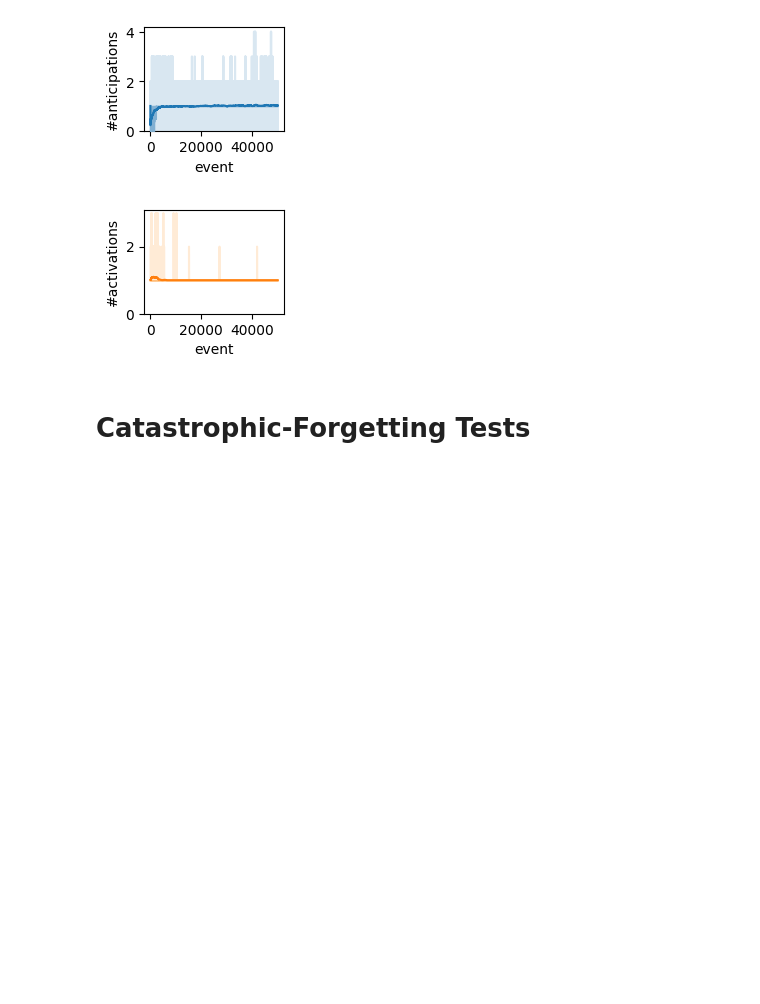
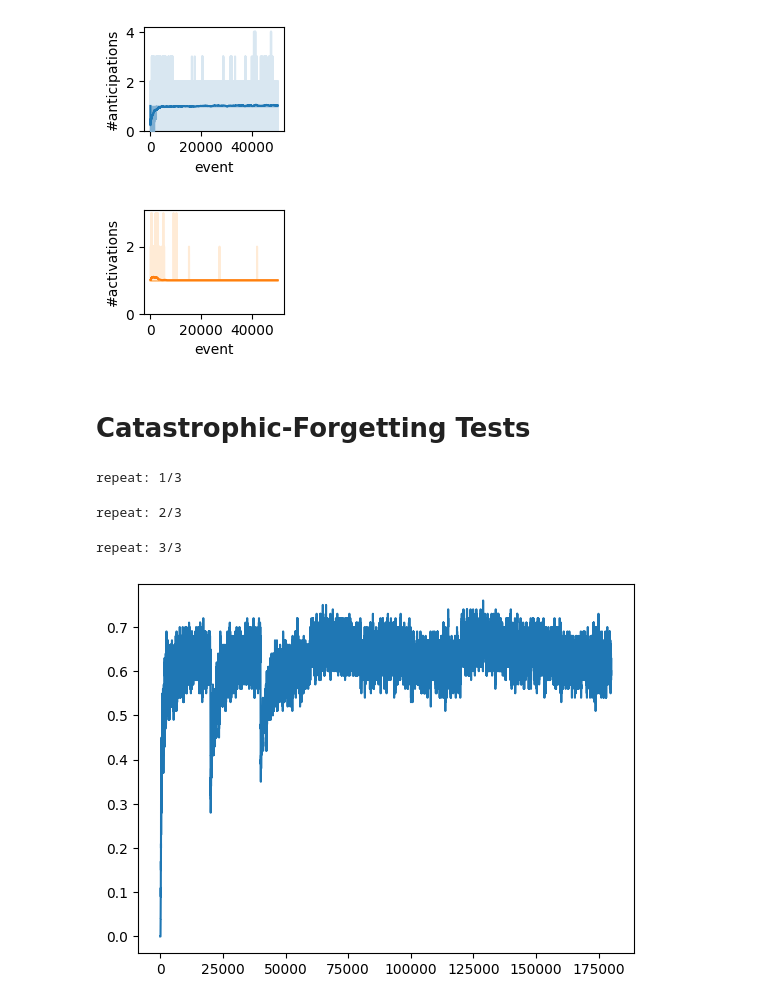
Before and after one commit to bowen-xu/SeL-NAL, a Jupyter notebook: tests.ipynb, the cells around one changed output. Drawn from its saved outputs; the diff is of its cells as text; code cells hidden in the pictures; blank space fills up the shorter version.

Commit message:
catastrophic forgetting test

```diff
--- a/tests.ipynb
+++ b/tests.ipynb
@@ -185,12 +185,12 @@ def test_capacity(length, n_patterns, n_types=26, n_nodes=10):
 # %%
 # accuracies2, g2, n_anticipations2 = test_capacity(5, 5, 26, 10)
 length = 5
-n_patterns = 5
+n_episodes = 5
 n_types = 26
 n_nodes=10
-filename = Path('cache')/f"result-length={length}-n_patterns={n_patterns}-n_types={n_types}-n_nodes={n_nodes}.pkl"
+filename = Path('cache')/f"result-length={length}-n_patterns={n_episodes}-n_types={n_types}-n_nodes={n_nodes}.pkl"
 if not filename.exists():
-    accuracies, g, n_anticipations = test_capacity(length, n_patterns, n_types, n_nodes)
+    accuracies, g, n_anticipations = test_capacity(length, n_episodes, n_types, n_nodes)
     with open(str(filename), 'wb') as f:
         pickle.dump((accuracies, n_anticipations), f)
 else:
@@ -238,12 +238,12 @@ plt.show()
 # %%
 # accuracies3, g3, n_anticipations3 = test_capacity(14, 20, 26, 10)
 length = 14
-n_patterns = 20
+n_episodes = 20
 n_types = 26
 n_nodes=10
-filename = Path('cache')/f"result-length={length}-n_patterns={n_patterns}-n_types={n_types}-n_nodes={n_nodes}.pkl"
+filename = Path('cache')/f"result-length={length}-n_patterns={n_episodes}-n_types={n_types}-n_nodes={n_nodes}.pkl"
 if not filename.exists():
-    accuracies, g, n_anticipations = test_capacity(length, n_patterns, n_types, n_nodes)
+    accuracies, g, n_anticipations = test_capacity(length, n_episodes, n_types, n_nodes)
     with open(str(filename), 'wb') as f:
         pickle.dump((accuracies, n_anticipations), f)
 else:
@@ -290,12 +290,12 @@ plt.show()
 # %%
 # accuracies4, g4, n_anticipations4 = test_capacity(14, 20, 1000, 10)
 length = 14
-n_patterns = 20
+n_episodes = 20
 n_types = 1000
 n_nodes=10
-filename = Path('cache')/f"result-length={length}-n_patterns={n_patterns}-n_types={n_types}-n_nodes={n_nodes}.pkl"
+filename = Path('cache')/f"result-length={length}-n_patterns={n_episodes}-n_types={n_types}-n_nodes={n_nodes}.pkl"
 if not filename.exists():
-    accuracies, g, n_anticipations = test_capacity(length, n_patterns, n_types, n_nodes)
+    accuracies, g, n_anticipations = test_capacity(length, n_episodes, n_types, n_nodes)
     with open(str(filename), 'wb') as f:
         pickle.dump((accuracies, n_anticipations), f)
 else:
@@ -339,0 +401,18 @@ plt.show()
+# %%
+n_episodes = 3
+n_repeats = 3
+length=10
+n_patterns = 10
+n_samples = 200
+accuracies_cf, g_cf, n_anticipations_cf = test_catastrophic_forgetting(length, n_patterns, 16, n_episodes=n_episodes, n_repeats=n_repeats, n_samples=n_samples)
+# %% [output]
+repeat: 1/3
+repeat: 2/3
+repeat: 3/3
+# %%
+plt.figure()
+plt.plot(accuracies_cf)
+# draw_group(g_cf)
+plt.show()
+# %% [output]
+[figure, added]
```
Also changed, not shown: parts of 6 cells of this notebook, 14 other files.
